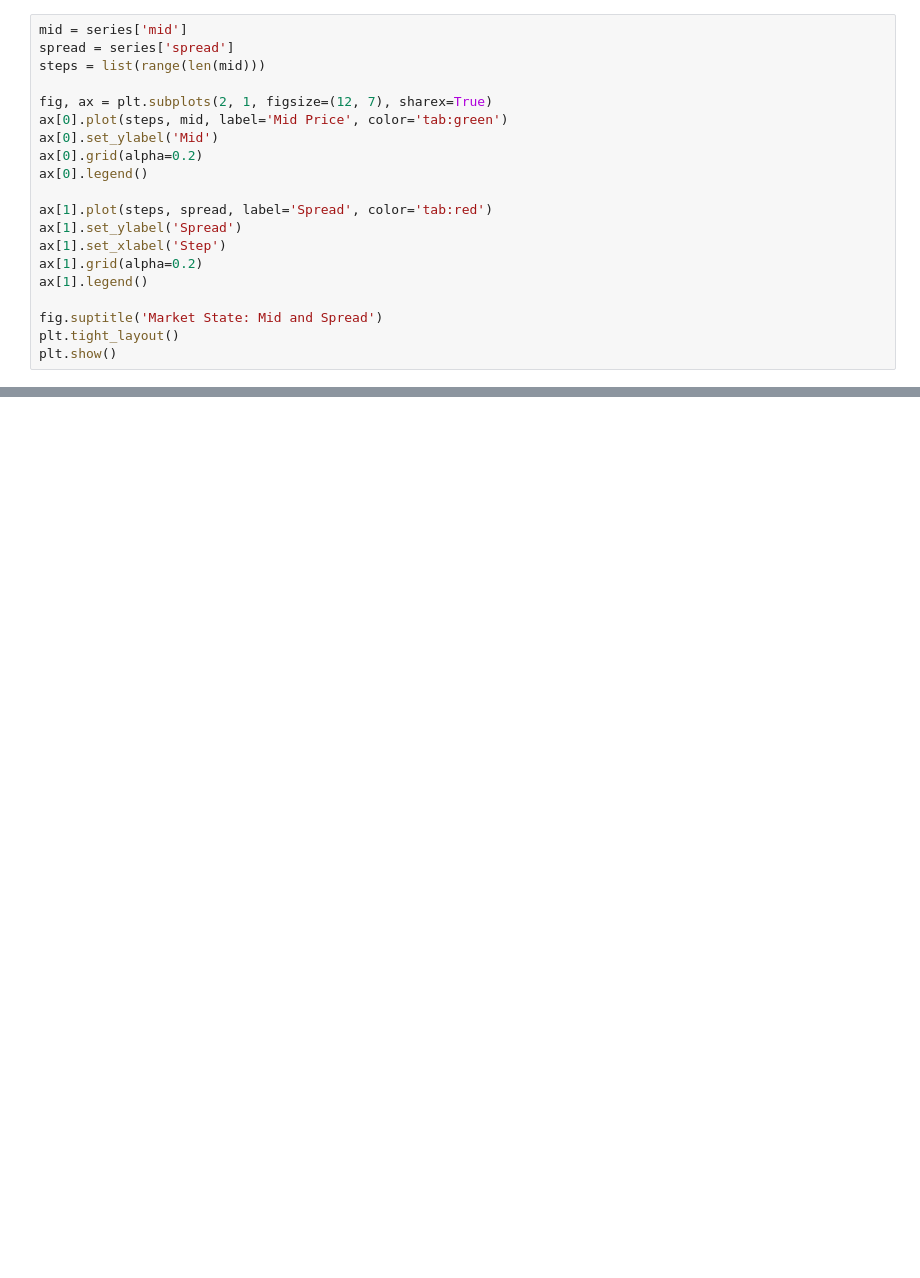
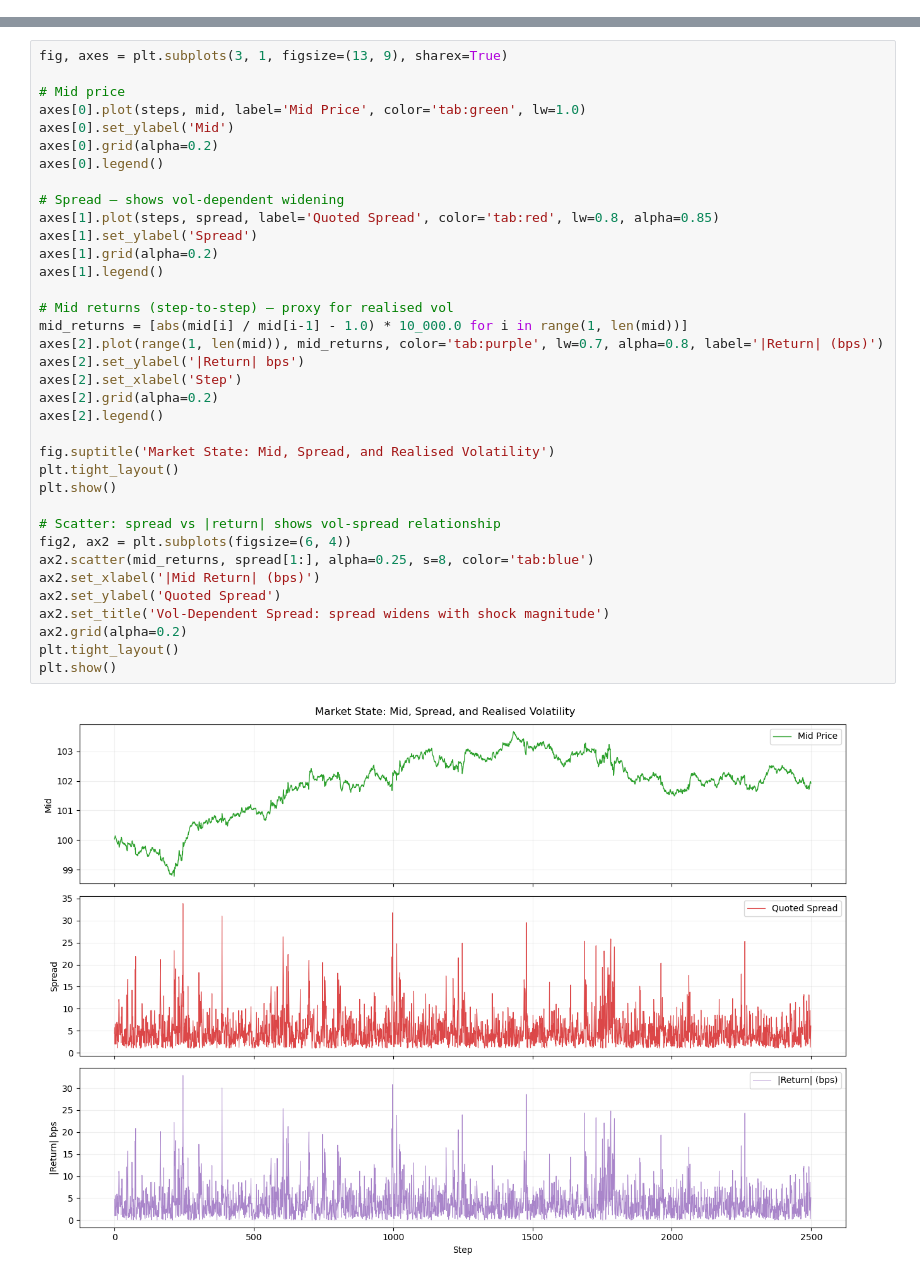
Before and after one commit to mengrenman/microstructure-lab, a Jupyter notebook: notebooks/01_baseline_mm_analysis.ipynb, the cells around one changed output, grey strips where cells are left out. Cells and saved outputs as stored; diff of their text form; blank space fills up the shorter version.

```diff
--- a/notebooks/01_baseline_mm_analysis.ipynb
+++ b/notebooks/01_baseline_mm_analysis.ipynb
@@ -70,20 +150,0 @@ Plotting mid and spread together gives context for strategy outcomes. If spread
-# %%
-mid = series['mid']
-spread = series['spread']
-steps = list(range(len(mid)))
-
-fig, ax = plt.subplots(2, 1, figsize=(12, 7), sharex=True)
-ax[0].plot(steps, mid, label='Mid Price', color='tab:green')
-ax[0].set_ylabel('Mid')
-ax[0].grid(alpha=0.2)
-ax[0].legend()
-
-ax[1].plot(steps, spread, label='Spread', color='tab:red')
-ax[1].set_ylabel('Spread')
-ax[1].set_xlabel('Step')
-ax[1].grid(alpha=0.2)
-ax[1].legend()
-
-fig.suptitle('Market State: Mid and Spread')
-plt.tight_layout()
-plt.show()
@@ -95,0 +179,38 @@ Rolling fill counts and notional split indicate whether quoting is balanced or s
+# %%
+fig, axes = plt.subplots(3, 1, figsize=(13, 9), sharex=True)
+
+# Mid price
+axes[0].plot(steps, mid, label='Mid Price', color='tab:green', lw=1.0)
+axes[0].set_ylabel('Mid')
+axes[0].grid(alpha=0.2)
+axes[0].legend()
+
+# Spread — shows vol-dependent widening
+axes[1].plot(steps, spread, label='Quoted Spread', color='tab:red', lw=0.8, alpha=0.85)
+axes[1].set_ylabel('Spread')
+axes[1].grid(alpha=0.2)
+axes[1].legend()
+
+# Mid returns (step-to-step) — proxy for realised vol
+mid_returns = [abs(mid[i] / mid[i-1] - 1.0) * 10_000.0 for i in range(1, len(mid))]
+axes[2].plot(range(1, len(mid)), mid_returns, color='tab:purple', lw=0.7, alpha=0.8, label='|Return| (bps)')
+axes[2].set_ylabel('|Return| bps')
+axes[2].set_xlabel('Step')
+axes[2].grid(alpha=0.2)
+axes[2].legend()
+
+fig.suptitle('Market State: Mid, Spread, and Realised Volatility')
+plt.tight_layout()
+plt.show()
+
+# Scatter: spread vs |return| shows vol-spread relationship
+fig2, ax2 = plt.subplots(figsize=(6, 4))
+ax2.scatter(mid_returns, spread[1:], alpha=0.25, s=8, color='tab:blue')
+ax2.set_xlabel('|Mid Return| (bps)')
+ax2.set_ylabel('Quoted Spread')
+ax2.set_title('Vol-Dependent Spread: spread widens with shock magnitude')
+ax2.grid(alpha=0.2)
+plt.tight_layout()
+plt.show()
+# %% [output]
+[figure, added]
```
Also changed, not shown: parts of 20 cells of this notebook, 18 other files.
